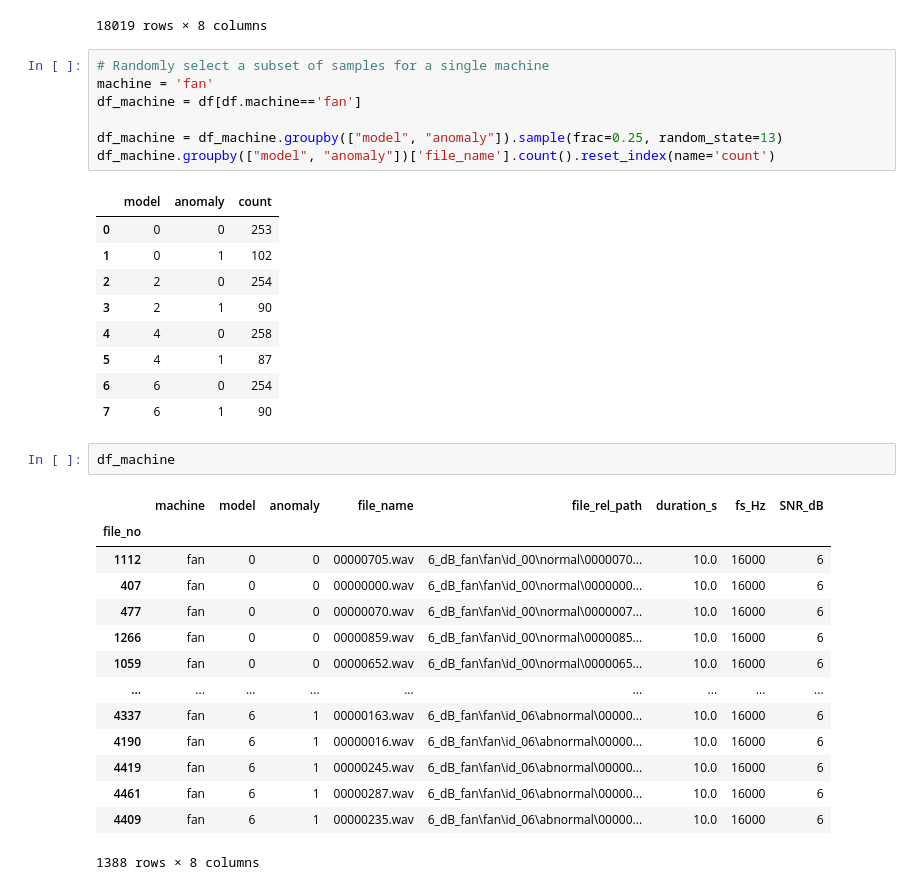
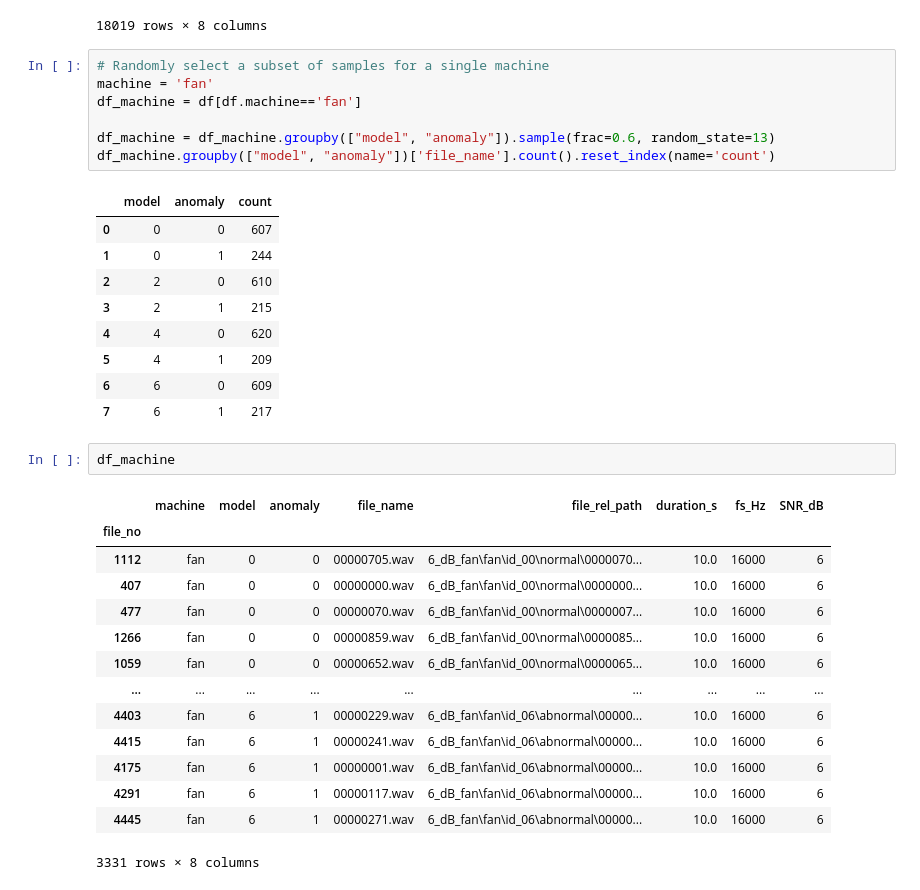
Before and after one commit to eceboran/AudioMalfunctionDetection, a Jupyter notebook: Modeling/one-class-svm-.ipynb, the cells around one changed output. Cells and saved outputs as stored; diff of their text form.

```diff
--- a/Modeling/one-class-svm-.ipynb
+++ b/Modeling/one-class-svm-.ipynb
@@ -45,20 +47,20 @@ df
 # %%
 # Randomly select a subset of samples for a single machine
 machine = 'fan'
 df_machine = df[df.machine=='fan']
 
-df_machine = df_machine.groupby(["model", "anomaly"]).sample(frac=0.25, random_state=13)
+df_machine = df_machine.groupby(["model", "anomaly"]).sample(frac=0.6, random_state=13)
 df_machine.groupby(["model", "anomaly"])['file_name'].count().reset_index(name='count')
 # %% [output]
 |  | model | anomaly | count |
-| 0 | 0 | 0 | 253 |
-| 1 | 0 | 1 | 102 |
-| 2 | 2 | 0 | 254 |
-| 3 | 2 | 1 | 90 |
-| 4 | 4 | 0 | 258 |
-| 5 | 4 | 1 | 87 |
-| 6 | 6 | 0 | 254 |
-| 7 | 6 | 1 | 90 |
+| 0 | 0 | 0 | 607 |
+| 1 | 0 | 1 | 244 |
+| 2 | 2 | 0 | 610 |
+| 3 | 2 | 1 | 215 |
+| 4 | 4 | 0 | 620 |
+| 5 | 4 | 1 | 209 |
+| 6 | 6 | 0 | 609 |
+| 7 | 6 | 1 | 217 |
 # %%
 df_machine
 # %% [output]
@@ -70,12 +72,12 @@ df_machine
 | 1266 | fan | 0 | 0 | 00000859.wav | 6_dB_fan\fan\id_00\normal\0000085... | 10.0 | 16000 | 6 |
 | 1059 | fan | 0 | 0 | 00000652.wav | 6_dB_fan\fan\id_00\normal\0000065... | 10.0 | 16000 | 6 |
 | ... | ... | ... | ... | ... | ... | ... | ... | ... |
-| 4337 | fan | 6 | 1 | 00000163.wav | 6_dB_fan\fan\id_06\abnormal\00000... | 10.0 | 16000 | 6 |
-| 4190 | fan | 6 | 1 | 00000016.wav | 6_dB_fan\fan\id_06\abnormal\00000... | 10.0 | 16000 | 6 |
-| 4419 | fan | 6 | 1 | 00000245.wav | 6_dB_fan\fan\id_06\abnormal\00000... | 10.0 | 16000 | 6 |
-| 4461 | fan | 6 | 1 | 00000287.wav | 6_dB_fan\fan\id_06\abnormal\00000... | 10.0 | 16000 | 6 |
-| 4409 | fan | 6 | 1 | 00000235.wav | 6_dB_fan\fan\id_06\abnormal\00000... | 10.0 | 16000 | 6 |
+| 4403 | fan | 6 | 1 | 00000229.wav | 6_dB_fan\fan\id_06\abnormal\00000... | 10.0 | 16000 | 6 |
+| 4415 | fan | 6 | 1 | 00000241.wav | 6_dB_fan\fan\id_06\abnormal\00000... | 10.0 | 16000 | 6 |
+| 4175 | fan | 6 | 1 | 00000001.wav | 6_dB_fan\fan\id_06\abnormal\00000... | 10.0 | 16000 | 6 |
+| 4291 | fan | 6 | 1 | 00000117.wav | 6_dB_fan\fan\id_06\abnormal\00000... | 10.0 | 16000 | 6 |
+| 4445 | fan | 6 | 1 | 00000271.wav | 6_dB_fan\fan\id_06\abnormal\00000... | 10.0 | 16000 | 6 |
-1388 rows × 8 columns
+3331 rows × 8 columns
 # %%
 # Compute and plot mel spectrogram
 no_file = 600
```
Also changed, not shown: parts of 21 cells of this notebook.
